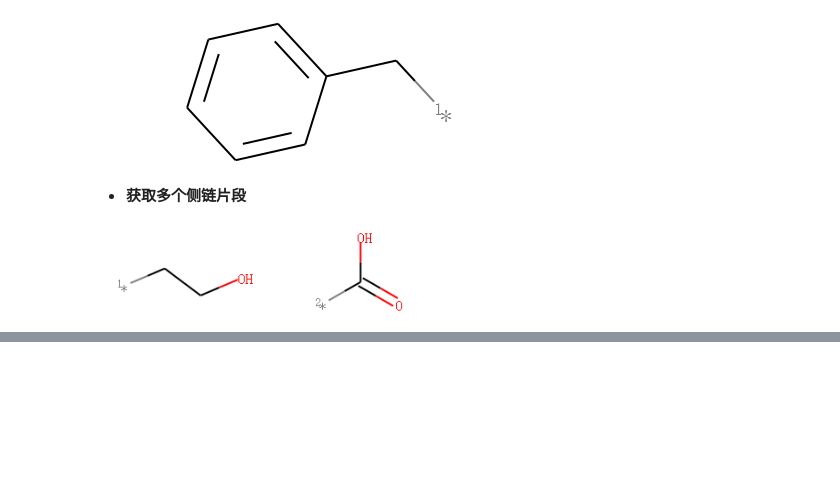
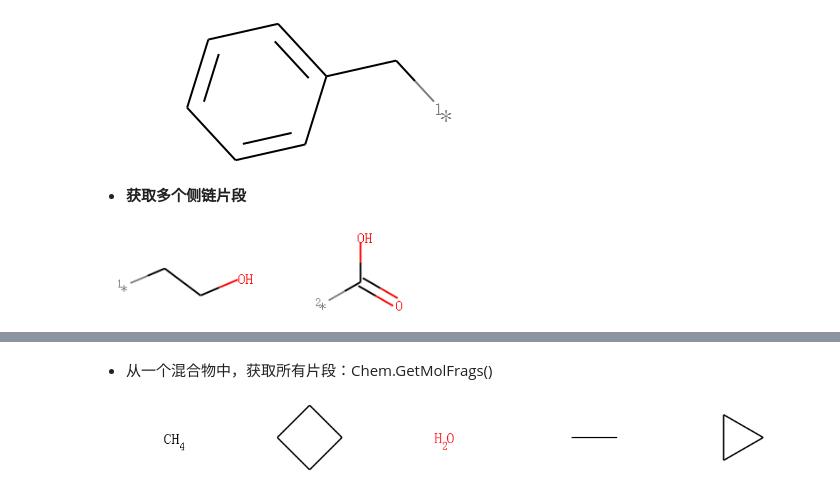
Before and after one commit to dreadlesss/rdkit_summary, a Jupyter notebook: substructure_delete_replace_split.ipynb, the cells around one changed output, grey strips where cells are left out. Saved outputs shown, nothing was run; the diff lists cells and outputs as text; code cells hidden in the pictures; blank space fills up the shorter version.

```diff
--- a/substructure_delete_replace_split.ipynb
+++ b/substructure_delete_replace_split.ipynb
@@ -139,0 +182,8 @@ Draw.MolsToGridImage([x for x in side_mols], molsPerRow=4, subImgSize=(200,100))
+# %% [markdown]
+- 从一个混合物中，获取所有片段：Chem.GetMolFrags()
+# %%
+mol_list = Chem.GetMolFrags(nm, asMols=True)
+img = Draw.MolsToGridImage(mol_list, molsPerRow=5, subImgSize=(200,100))
+img
+# %% [output]
+[figure, added]
```
Also changed, not shown: parts of 9 cells of this notebook.
